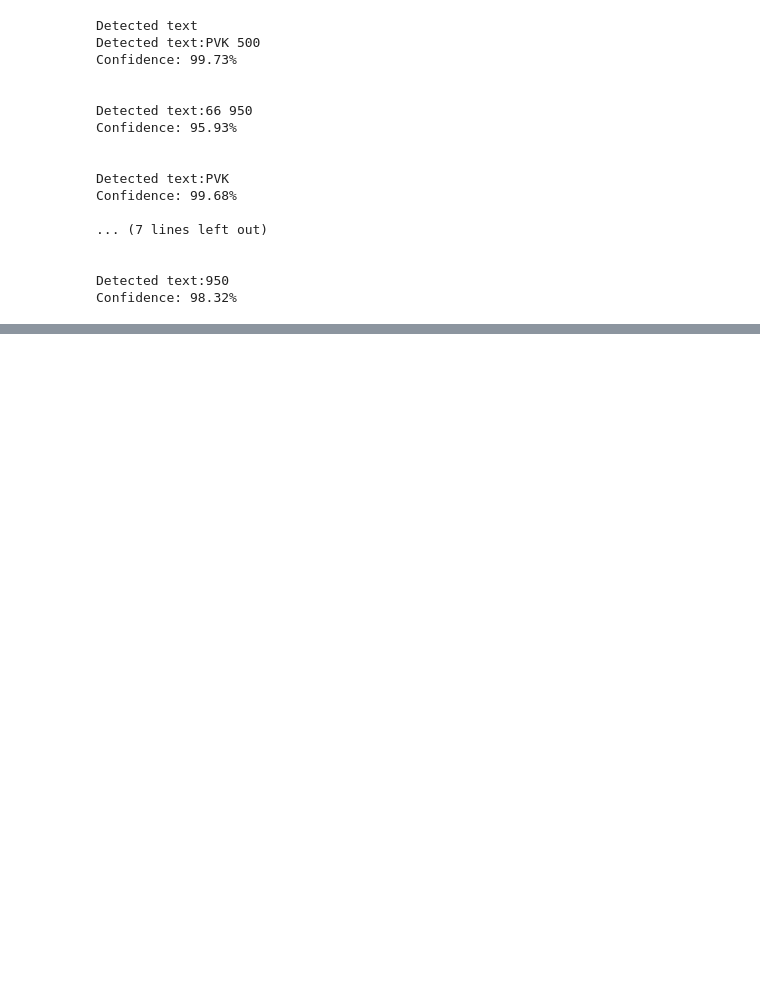
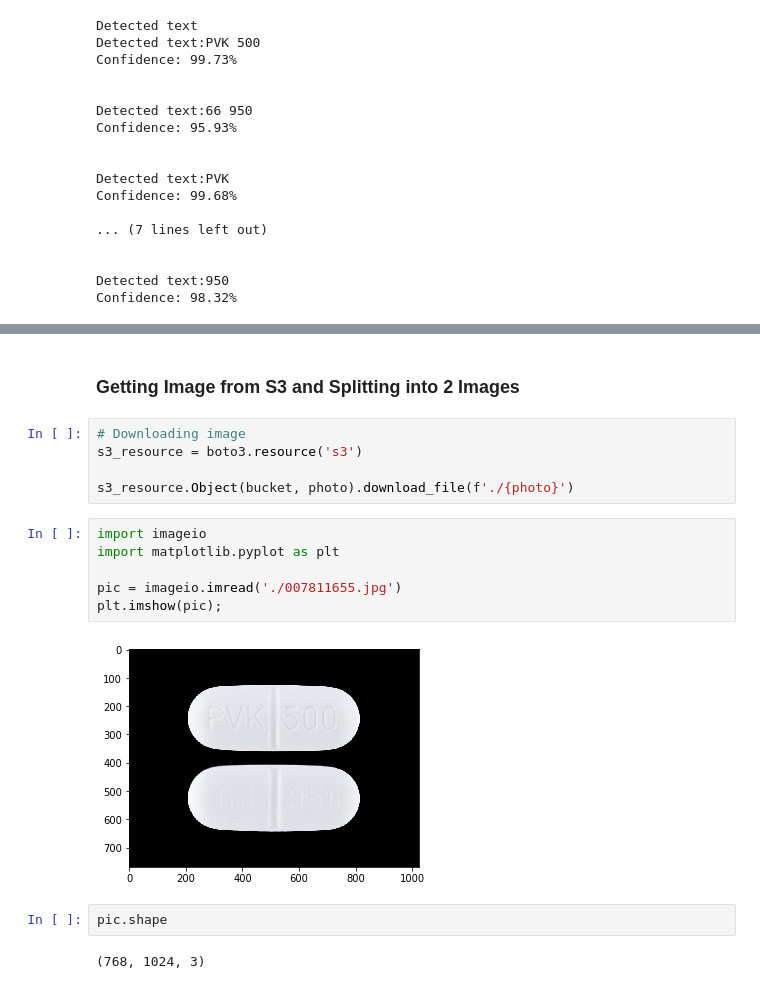
Before and after one commit to labs12-rxid/DS, a Jupyter notebook: text_detection_AWSRekognition.ipynb, the cells around one changed output, grey strips where cells are left out. Drawn from its saved outputs; the diff is of its cells as text; blank space fills up the shorter version.

```diff
--- a/text_detection_AWSRekognition.ipynb
+++ b/text_detection_AWSRekognition.ipynb
@@ -355,0 +219,19 @@ import cv2
+# %% [markdown]
+### Getting Image from S3 and Splitting into 2 Images
+# %%
+# Downloading image
+s3_resource = boto3.resource('s3')
+
+s3_resource.Object(bucket, photo).download_file(f'./{photo}')
+# %%
+import imageio
+import matplotlib.pyplot as plt
+
+pic = imageio.imread('./007811655.jpg')
+plt.imshow(pic);
+# %% [output]
+[figure, added]
+# %%
+pic.shape
+# %% [output]
+(768, 1024, 3)
```
Also changed, not shown: parts of 52 cells of this notebook.
